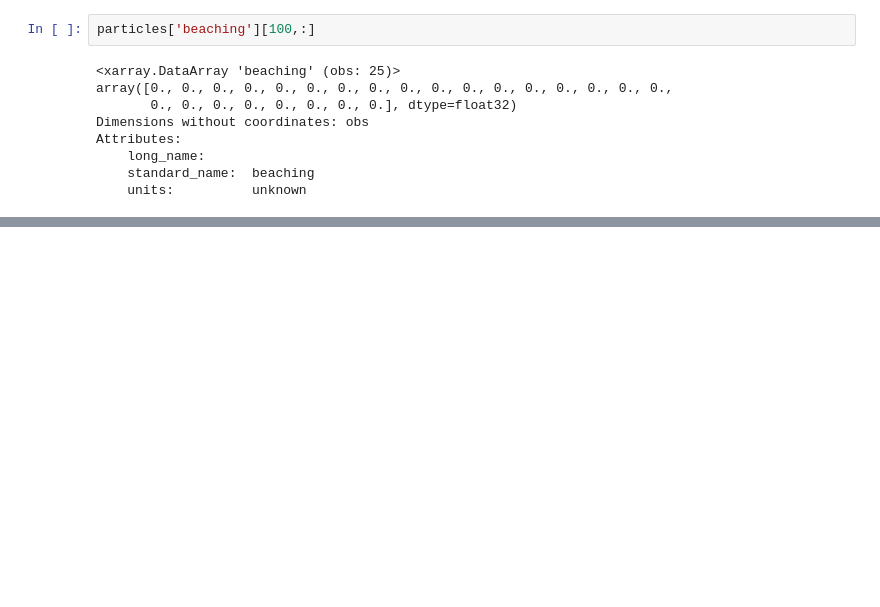
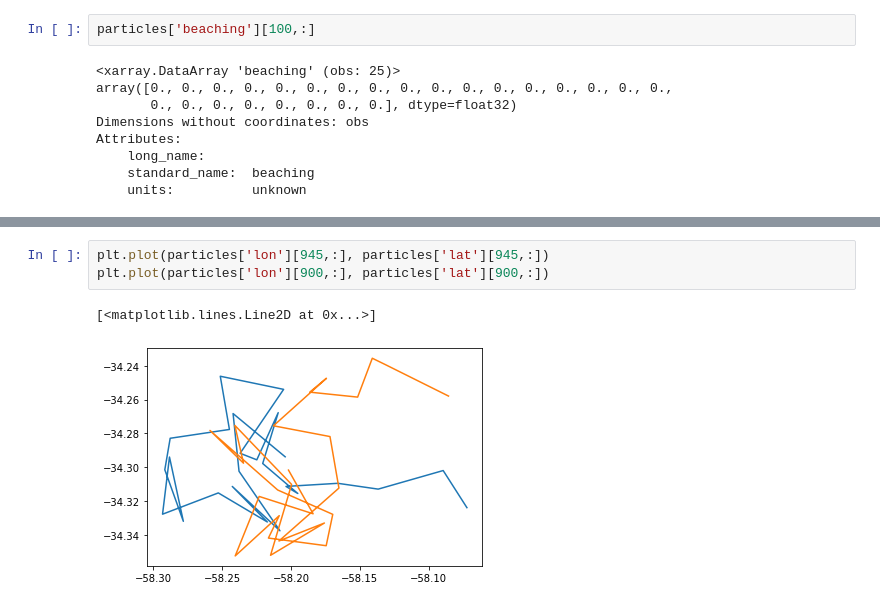
Before and after one commit to OceanParcels/BayesianAnalysis_SouthAtlantic, a Jupyter notebook: notebooks/model_setup.ipynb, the cells around one changed output, grey strips where cells are left out. Saved outputs shown, nothing was run; the diff lists cells and outputs as text; blank space fills up the shorter version.

```diff
--- a/notebooks/model_setup.ipynb
+++ b/notebooks/model_setup.ipynb
@@ -217,0 +198,6 @@ plt.plot(particles['beaching'][1076,:])
+# %%
+plt.plot(particles['lon'][945,:], particles['lat'][945,:])
+plt.plot(particles['lon'][900,:], particles['lat'][900,:])
+# %% [output]
+[<matplotlib.lines.Line2D at 0x...>]
+[figure, added]
```
Also changed, not shown: parts of 20 cells of this notebook, 1 other file.
